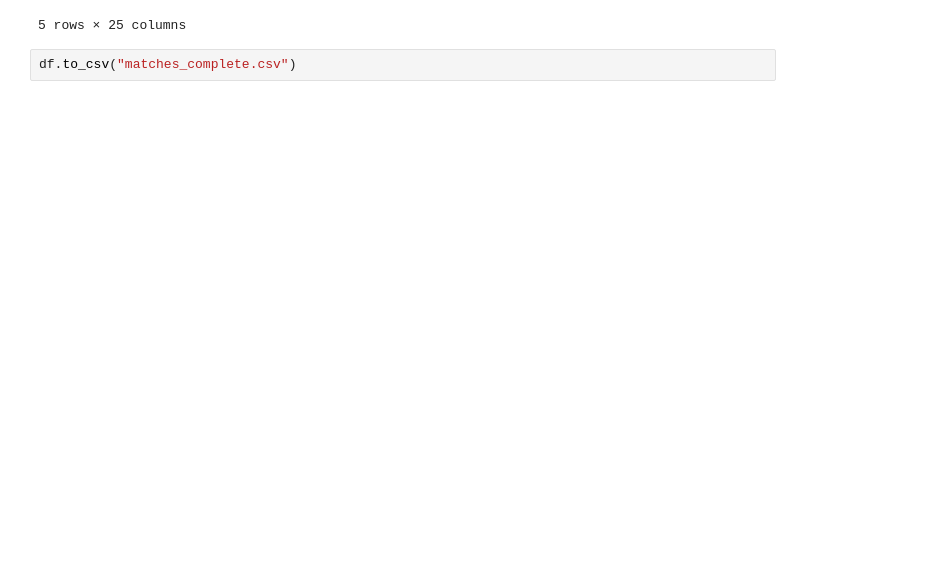
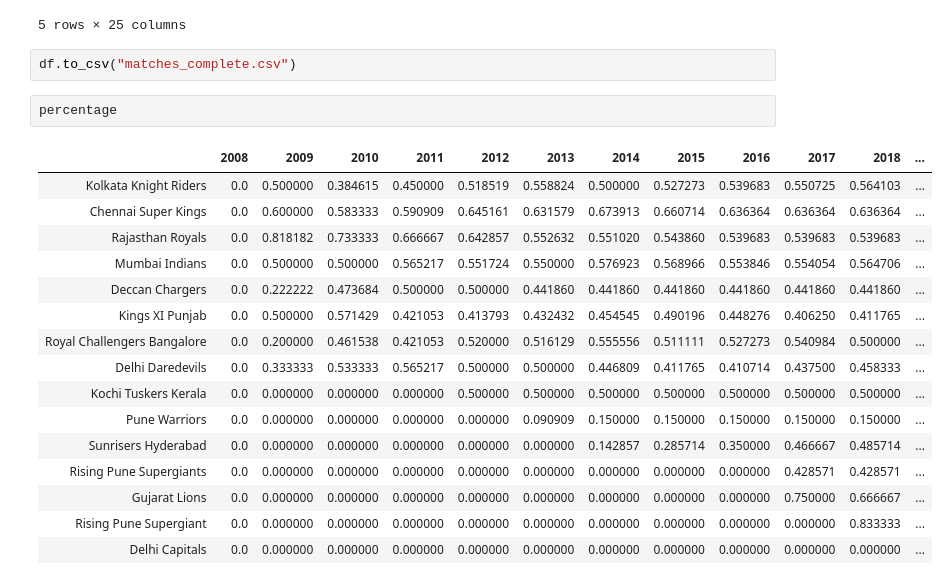
Before and after one commit to GrayFlash/Random_Bliss, a Jupyter notebook: MatchWonAfterWinningToss.ipynb, the cells around one changed output. Cells and saved outputs as stored; diff of their text form; blank space fills up the shorter version.

```diff
--- a/MatchWonAfterWinningToss.ipynb
+++ b/MatchWonAfterWinningToss.ipynb
@@ -95,3 +133,22 @@ df.head()
 5 rows × 25 columns
 # %%
 df.to_csv("matches_complete.csv")
+# %%
+percentage
+# %% [output]
+|  | 2008 | 2009 | 2010 | 2011 | 2012 | 2013 | 2014 | 2015 | 2016 | 2017 | 2018 | ... |
+| Kolkata Knight Riders | 0.0 | 0.500000 | 0.384615 | 0.450000 | 0.518519 | 0.558824 | 0.500000 | 0.527273 | 0.539683 | 0.550725 | 0.564103 | ... |
+| Chennai Super Kings | 0.0 | 0.600000 | 0.583333 | 0.590909 | 0.645161 | 0.631579 | 0.673913 | 0.660714 | 0.636364 | 0.636364 | 0.636364 | ... |
+| Rajasthan Royals | 0.0 | 0.818182 | 0.733333 | 0.666667 | 0.642857 | 0.552632 | 0.551020 | 0.543860 | 0.539683 | 0.539683 | 0.539683 | ... |
+| Mumbai Indians | 0.0 | 0.500000 | 0.500000 | 0.565217 | 0.551724 | 0.550000 | 0.576923 | 0.568966 | 0.553846 | 0.554054 | 0.564706 | ... |
+| Deccan Chargers | 0.0 | 0.222222 | 0.473684 | 0.500000 | 0.500000 | 0.441860 | 0.441860 | 0.441860 | 0.441860 | 0.441860 | 0.441860 | ... |
+| Kings XI Punjab | 0.0 | 0.500000 | 0.571429 | 0.421053 | 0.413793 | 0.432432 | 0.454545 | 0.490196 | 0.448276 | 0.406250 | 0.411765 | ... |
+| Royal Challengers Bangalore | 0.0 | 0.200000 | 0.461538 | 0.421053 | 0.520000 | 0.516129 | 0.555556 | 0.511111 | 0.527273 | 0.540984 | 0.500000 | ... |
+| Delhi Daredevils | 0.0 | 0.333333 | 0.533333 | 0.565217 | 0.500000 | 0.500000 | 0.446809 | 0.411765 | 0.410714 | 0.437500 | 0.458333 | ... |
+| Kochi Tuskers Kerala | 0.0 | 0.000000 | 0.000000 | 0.000000 | 0.500000 | 0.500000 | 0.500000 | 0.500000 | 0.500000 | 0.500000 | 0.500000 | ... |
+| Pune Warriors | 0.0 | 0.000000 | 0.000000 | 0.000000 | 0.000000 | 0.090909 | 0.150000 | 0.150000 | 0.150000 | 0.150000 | 0.150000 | ... |
+| Sunrisers Hyderabad | 0.0 | 0.000000 | 0.000000 | 0.000000 | 0.000000 | 0.000000 | 0.142857 | 0.285714 | 0.350000 | 0.466667 | 0.485714 | ... |
+| Rising Pune Supergiants | 0.0 | 0.000000 | 0.000000 | 0.000000 | 0.000000 | 0.000000 | 0.000000 | 0.000000 | 0.000000 | 0.428571 | 0.428571 | ... |
+| Gujarat Lions | 0.0 | 0.000000 | 0.000000 | 0.000000 | 0.000000 | 0.000000 | 0.000000 | 0.000000 | 0.000000 | 0.750000 | 0.666667 | ... |
+| Rising Pune Supergiant | 0.0 | 0.000000 | 0.000000 | 0.000000 | 0.000000 | 0.000000 | 0.000000 | 0.000000 | 0.000000 | 0.000000 | 0.833333 | ... |
+| Delhi Capitals | 0.0 | 0.000000 | 0.000000 | 0.000000 | 0.000000 | 0.000000 | 0.000000 | 0.000000 | 0.000000 | 0.000000 | 0.000000 | ... |
```
Also changed, not shown: parts of 13 cells of this notebook, 1 other file.
